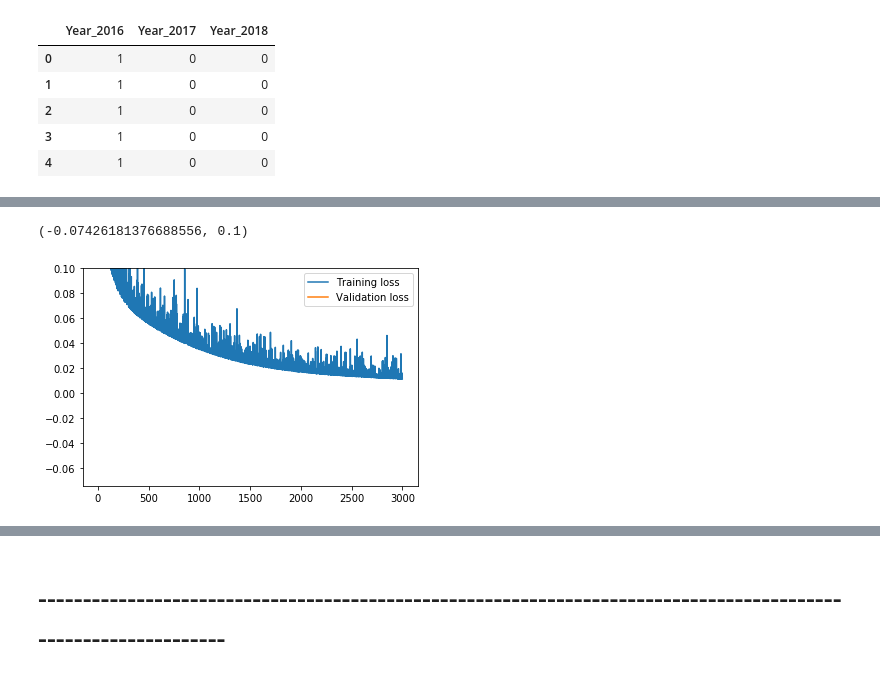
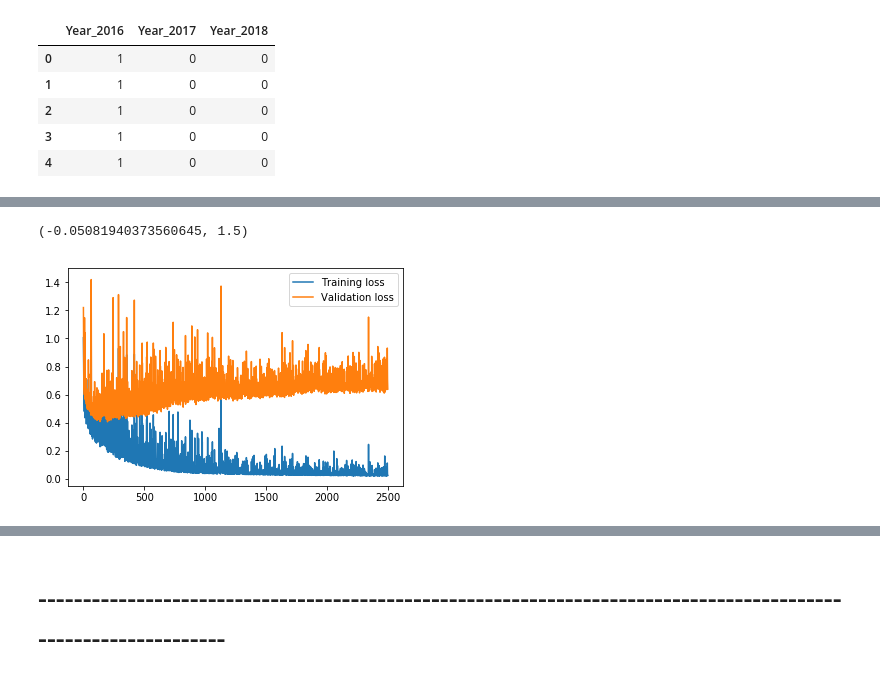
Before and after one commit to dljubenk/BSS, a Jupyter notebook: MasterThesis.ipynb, the cells around one changed output, grey strips where cells are left out. Cells and saved outputs as stored; diff of their text form; code cells hidden in the pictures.

```diff
--- a/MasterThesis.ipynb
+++ b/MasterThesis.ipynb
@@ -763,5 +1221,6 @@ datatest.head()
 # %%
-quant_features = ['freq','High Temp (F)', 'Low Temp (F)', 'High Dew Point (F)', 'Low Dew Point (F)', 'High Humidity (%)', 'Low Humidity (%)', 'High Visibility (mi)', 'Low Visibility (mi)', 'High Wind (mph)']
+quant_features = ['freq']
+#quant_features = ['freq','High Temp (F)', 'Low Temp (F)']
 # Store scalings in a dictionary so we can convert back later
 scaled_features = {}
 for each in quant_features:
@@ -794,11 +1244,10 @@ datatest.head()
 # %%
-# Save the last 21 days
 #test_data = datatest[-21*24:]               # from 21*24 = 504 to the end
 #data_real = datatest[:-21*24]               #  from 0 to 504
 
 
-test_data = datatest[400:]
-data_real = datatest[:400]
+test_data = datatest[500:]
+data_real = datatest[:500]
 
 # Separate the data into features and targets
 target_fields = ['freq']                                                                     # freq
@@ -806,8 +1255,11 @@ features, targets = data_real.drop(target_fields, axis=1), data_real[target_fiel
 test_features, test_targets = test_data.drop(target_fields, axis=1), test_data[target_fields]
 # %%
 # Hold out the last 60 days of the remaining data as a validation set
-train_features, train_targets = features[:-10*24], targets[:-10*24]
-val_features, val_targets = features[-10*24:], targets[-10*24:]
+#train_features, train_targets = features[:-3*24], targets[:-3*24]
+#val_features, val_targets = features[-3*24:], targets[-3*24:]
+
+train_features, train_targets = features[:-321], targets[:-321]
+val_features, val_targets = features[-321:], targets[-321:]
 # %%
 import numpy as np
 from pdb import set_trace
@@ -885,10 +1337,14 @@ def MSE(y, Y):
 # %%
 import sys
 
+import time
+
+start = time.time()
+
 ### Set the hyperparameters here ###
-epochs = 3000                                      #3000
+epochs = 2500                                    #3000
 learning_rate = .001                                 #0.001
-hidden_nodes = 10                             #10
+hidden_nodes = 30                            #10
 output_nodes = 1
 
 N_i = train_features.shape[1]
@@ -911,6 +1367,9 @@ for e in range(epochs):
 
     losses['train'].append(train_loss)
     losses['validation'].append(val_loss)
+
+end = time.time()
+print("    time:", end-start)
 # %% [output]
 .ix is deprecated. Please use
 .loc for label based indexing or
@@ -937,11 +1395,11 @@ plt.ylim(ymax=4)
 # %%
 plt.plot(losses['train'], label='Training loss')
 plt.plot(losses['validation'], label='Validation loss')
 plt.legend()
-plt.ylim(ymax=0.1)
+plt.ylim(ymax=1.5)
 # %% [output]
-(-0.07426181376688556, 0.1)
+(-0.05081940373560645, 1.5)
-[figure, old version]
+[figure, new version]
 # %%
 datatest.head()
 # %% [output]
```
Also changed, not shown: parts of 315 cells of this notebook, 1 other file.
